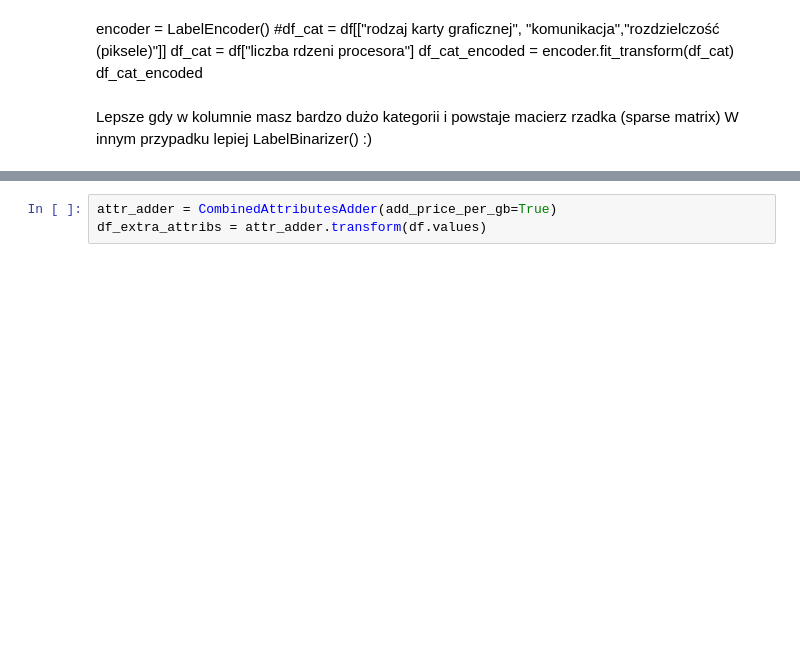
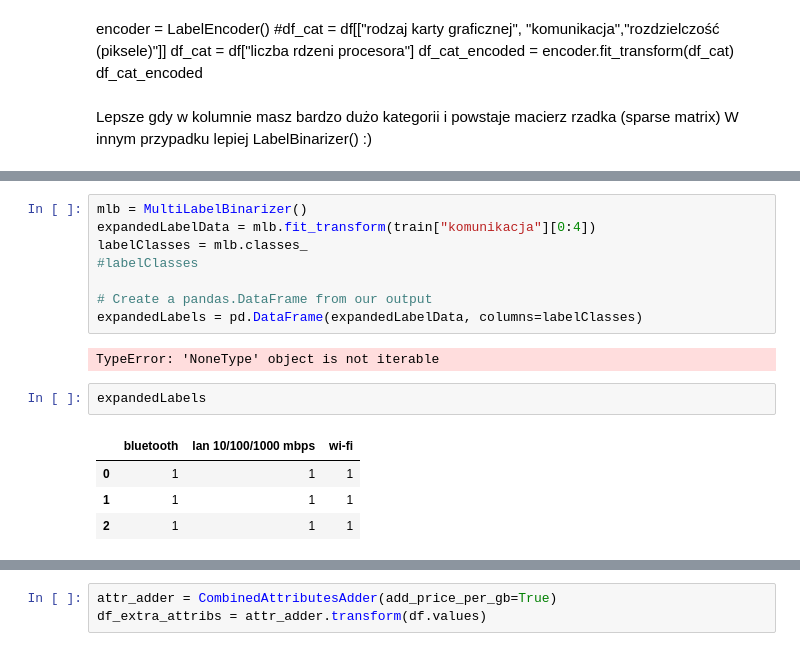
Before and after one commit to sadowskimarcin10/laptop-price, a Jupyter notebook: laptop_price_workflow.ipynb, the cells around one changed output, grey strips where cells are left out. Drawn from its saved outputs; the diff is of its cells as text; blank space fills up the shorter version.

```diff
--- a/laptop_price_workflow.ipynb
+++ b/laptop_price_workflow.ipynb
@@ -164,0 +209,17 @@ W innym przypadku lepiej LabelBinarizer() :)
+# %%
+mlb = MultiLabelBinarizer()
+expandedLabelData = mlb.fit_transform(train["komunikacja"][0:4])
+labelClasses = mlb.classes_
+#labelClasses
+
+# Create a pandas.DataFrame from our output
+expandedLabels = pd.DataFrame(expandedLabelData, columns=labelClasses)
+# %% [output]
+TypeError: 'NoneType' object is not iterable
+# %%
+expandedLabels
+# %% [output]
+|  | bluetooth | lan 10/100/1000 mbps | wi-fi |
+| 0 | 1 | 1 | 1 |
+| 1 | 1 | 1 | 1 |
+| 2 | 1 | 1 | 1 |
```
Also changed, not shown: parts of 24 cells of this notebook.
